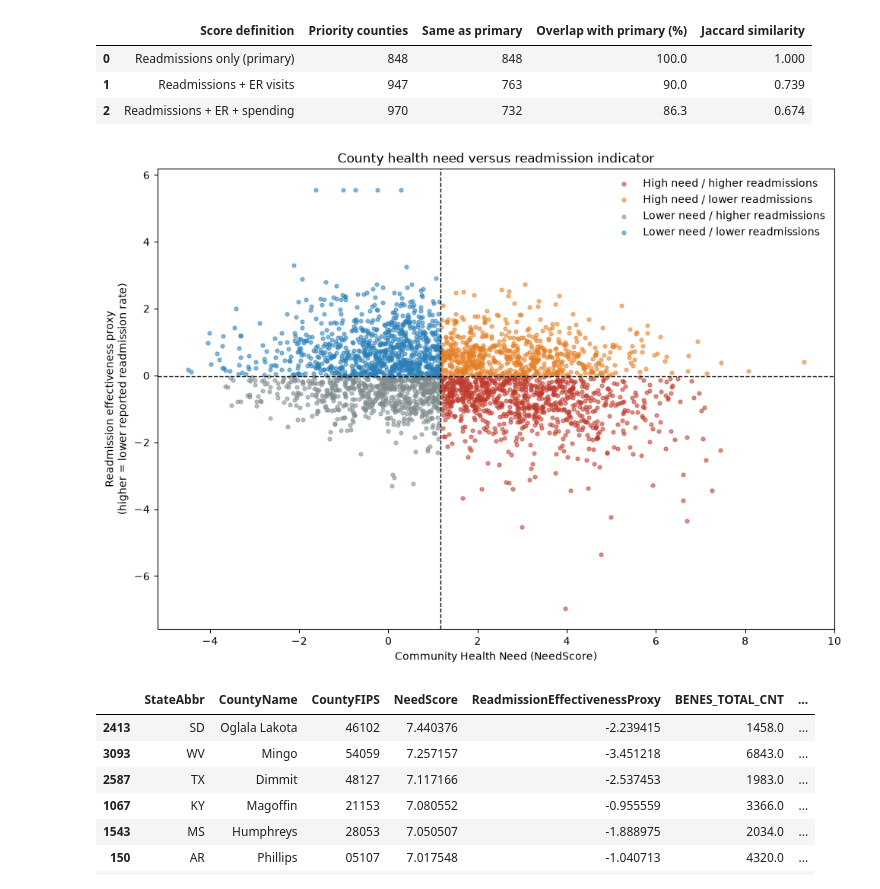
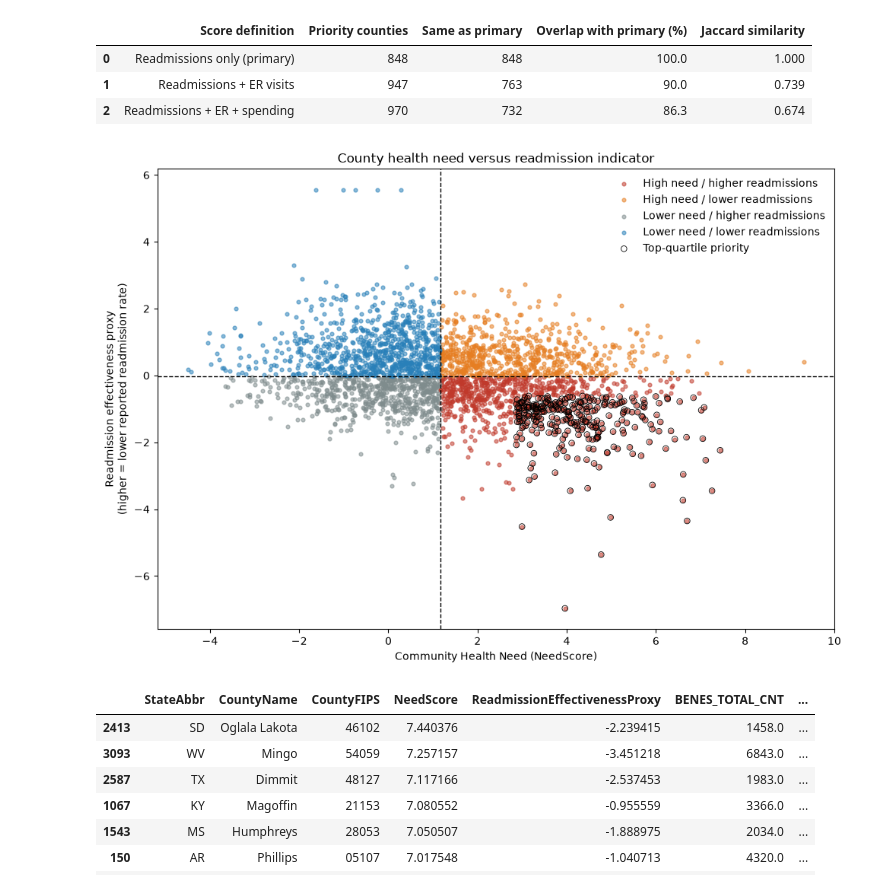
Before and after one commit to jho-code/Portfolio, a Jupyter notebook: projects/healthcare-access/notebooks/04_merge_analysis.ipynb, the cells around one changed output. Cells and saved outputs as stored; diff of their text form; code cells hidden in the pictures.

Commit message:
Add priority tier service-use context
Co-authored-by: Copilot <223556219+Copilot@users.noreply.github.com>

```diff
--- a/projects/healthcare-access/notebooks/04_merge_analysis.ipynb
+++ b/projects/healthcare-access/notebooks/04_merge_analysis.ipynb
@@ -39,6 +39,10 @@ metric_columns = [
     "ACUTE_HOSP_READMSN_PCT",
     "TOT_MDCR_STDZD_PYMT_PC",
     "BENES_TOTAL_CNT",
+    "FQHC_RHC_VISITS_PER_1000_BENES",
+    "OP_VISITS_PER_1000_BENES",
+    "MA_PRTCPTN_RATE",
+    "BENE_DUAL_PCT",
 ]
 for column in metric_columns:
     analysis_df[column] = pd.to_numeric(
@@ -60,7 +64,11 @@ care_indicators = [
     "TOT_MDCR_STDZD_PYMT_PC",
 ]
 score_df = analysis_df[
-    ["StateAbbr", "CountyName", "CountyFIPS", "total_population", "NeedScore", "BENES_TOTAL_CNT"]
+    [
+        "StateAbbr", "CountyName", "CountyFIPS", "total_population",
+        "NeedScore", "BENES_TOTAL_CNT", "FQHC_RHC_VISITS_PER_1000_BENES",
+        "OP_VISITS_PER_1000_BENES", "MA_PRTCPTN_RATE", "BENE_DUAL_PCT",
+    ]
     + care_indicators
 ].dropna(subset=["NeedScore", *care_indicators]).copy()
 
@@ -118,0 +131,24 @@ score_df["Quadrant"].value_counts().to_frame("count")
+# %%
+need_q75 = score_df["NeedScore"].quantile(0.75)
+readmission_q75 = score_df["ACUTE_HOSP_READMSN_PCT"].quantile(0.75)
+score_df["StrictPriority"] = (
+    score_df["NeedScore"].ge(need_q75)
+    & score_df["ACUTE_HOSP_READMSN_PCT"].ge(readmission_q75)
+)
+
+strict_count = int(score_df["StrictPriority"].sum())
+median_priority_count = int(score_df["Priority"].sum())
+strict_outside_median = int(
+    (score_df["StrictPriority"] & ~score_df["Priority"]).sum()
+)
+threshold_summary = pd.Series({
+    "NeedScore 75th-percentile cutoff": need_q75,
+    "Readmission-rate 75th-percentile cutoff": readmission_q75,
+    "Median-based priority counties": median_priority_count,
+    "Top-quartile priority counties": strict_count,
+    "Median-priority group retained (%)": round(
+        100 * strict_count / median_priority_count, 1
+    ),
+    "Strict counties outside median priority": strict_outside_median,
+})
+threshold_summary
@@ -154,31 +229,42 @@ sensitivity_table
 # %%
 colors = {
     "High need / higher readmissions": "#c0392b",
     "High need / lower readmissions": "#e67e22",
     "Lower need / lower readmissions": "#2980b9",
     "Lower need / higher readmissions": "#7f8c8d",
 }
 
 fig, ax = plt.subplots(figsize=(10, 7))
 for quadrant, group in score_df.groupby("Quadrant"):
     ax.scatter(
         group["NeedScore"],
         group["ReadmissionEffectivenessProxy"],
         s=12,
         alpha=0.55,
         label=quadrant,
         color=colors[quadrant],
     )
+strict_group = score_df[score_df["StrictPriority"]]
+ax.scatter(
+    strict_group["NeedScore"],
+    strict_group["ReadmissionEffectivenessProxy"],
+    s=30,
+    facecolors="none",
+    edgecolors="black",
+    linewidths=0.6,
+    label="Top-quartile priority",
+    zorder=5,
+)
 ax.axvline(need_cutoff, color="black", linestyle="--", linewidth=1)
 ax.axhline(performance_cutoff, color="black", linestyle="--", linewidth=1)
 ax.set_xlabel("Community Health Need (NeedScore)")
 ax.set_ylabel("Readmission effectiveness proxy\n(higher = lower reported readmission rate)")
 ax.set_title("County health need versus readmission indicator")
 ax.legend(frameon=False, loc="best")
 plt.tight_layout()
 plt.show()
 # %% [output]
-[figure, old version]
+[figure, new version]
 # %%
 priority_counties = (
     score_df[score_df["Priority"]]
```
Also changed, not shown: parts of 10 cells of this notebook.
